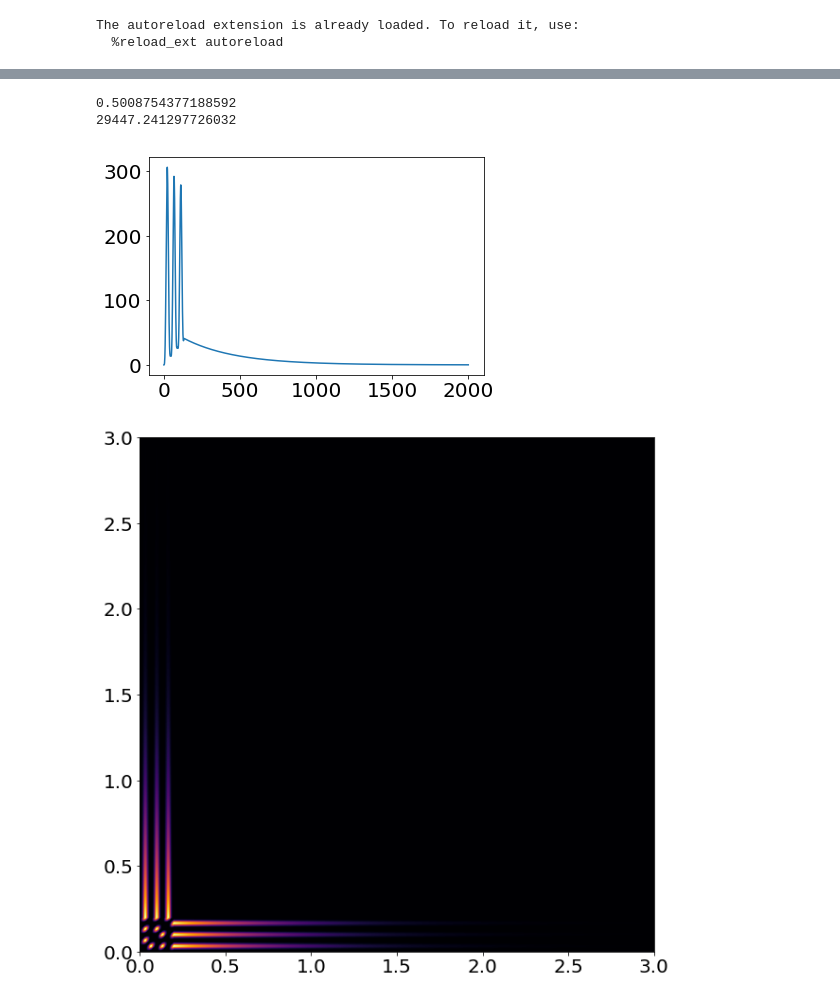
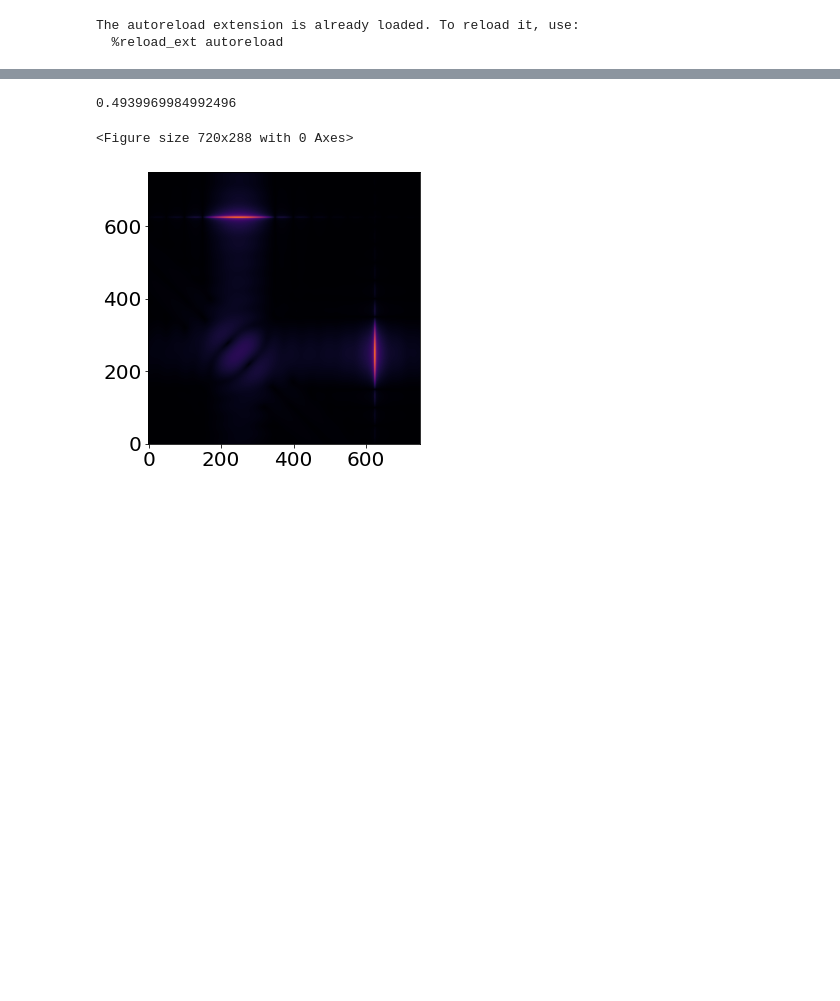
Before and after one commit to rahultrivedi1995/oqs_scattering, a Jupyter notebook: Coherent Drive - Two Photon.ipynb, the cells around one changed output, grey strips where cells are left out. Cells and saved outputs as stored; diff of their text form; code cells hidden in the pictures; blank space fills up the shorter version.

```diff
--- a/Coherent Drive - Two Photon.ipynb
+++ b/Coherent Drive - Two Photon.ipynb
@@ -84,36 +128,54 @@ output_2f_freq = compute_fourier_transform(output_2f, times, inp_freqs)
 # %%
 # plt.figure(figsize=(17, 5))
 # plt.subplot(1, 2, 1)
 # plt.imshow(np.abs(output_2f_freq)**2, origin="lower", aspect=3.5,
 #            extent=[times[0], times[-1], inp_freqs[0], inp_freqs[-1]])
 # plt.xlabel("Time (ns)")
 # plt.ylabel("Frequency (GHz)")
-# plt.title(r"$|\phi(\omega, T)|^2$")
+# plt.title(r"$|\phi(\omega, T|^2$")
 # plt.subplot(1, 2, 2)
 # plt.plot(inp_freqs, np.abs(output_2f_freq[:, -1])**2)
 # plt.xlabel("Frequency (GHz)")
 # plt.title(r"$|\phi(\omega, T \to\infty)|^2$ (GHz$^{-1}$)")
 # plt.show()
 
+
+fsample = np.pi/(times[1]-times[0])
+
 pulseVals = []
 for t in times:
     pulseVals.append(laser_pulse(t))
 print(np.trapz(pulseVals, times)/pulse_area)
 
-print(np.sum(np.sum(np.abs(output_2f)**2)))
-plt.plot(np.sum(np.abs(output_2f)**2, axis = -1))
-plt.show()
-plt.figure(figsize=(10,10))
-plt.imshow(np.abs(output_2f)**2, origin="lower", aspect=1,
-           extent=[times[0]*gamma, times[-1]*gamma, times[0]*gamma, times[-1]*gamma])
+plt.figure(figsize=(10,4))
+
+# print(np.sum(np.sum(np.abs(output_2f)**2)))
+# plt.plot(times, np.abs(output_2fsingle)**2)
+# plt.show()
+
+# plt.figure(figsize=(10,4))
+
+# print(np.sum(np.sum(np.abs(output_2f)**2)))
+# plt.plot(np.linspace(-fsample, fsample, output_2fsingle.size), np.abs(np.fft.fftshift(np.fft.fft(output_2fsingle)))**2)
+# plt.show()
+
+# plt.figure(figsize=(5,5))
+# plt.imshow(np.abs(output_2f)**2, origin="lower", aspect=1, #cmap = 'bwr',
+#            extent=[times[0]*gamma, times[-1]*gamma, times[0]*gamma, times[-1]*gamma])
+# plt.show()
+
+output_ft = np.fft.fftshift(np.fft.fft2(output_2f))
+
+plt.figure(figsize=(5,5))
+plt.imshow((np.abs(output_ft[750:1500, 750:1500])**2)**(0.27),
+           origin="lower", cmap="inferno",
+           extent=[])
 plt.show()
 
-plt.figure(figsize=(10,10))
 
-plt.imshow(np.abs(np.fft.fftshift(np.fft.fft2(output_2f))), origin="lower")
-plt.show()
+# print(np.sum(np.sum(np.abs(output_2f)**2)))
+# print(np.sum(np.sum(np.abs(np.fft.fftshift(np.fft.fft2(output_2f)))**2)))
 # %% [output]
-0.5008754377188592
-29447.241297726032
+0.4939969984992496
+<Figure size 720x288 with 0 Axes>
-[figure, old version]
+[figure, new version]
-[figure, removed]
```
Also changed, not shown: parts of 18 cells of this notebook, 7 other files.
